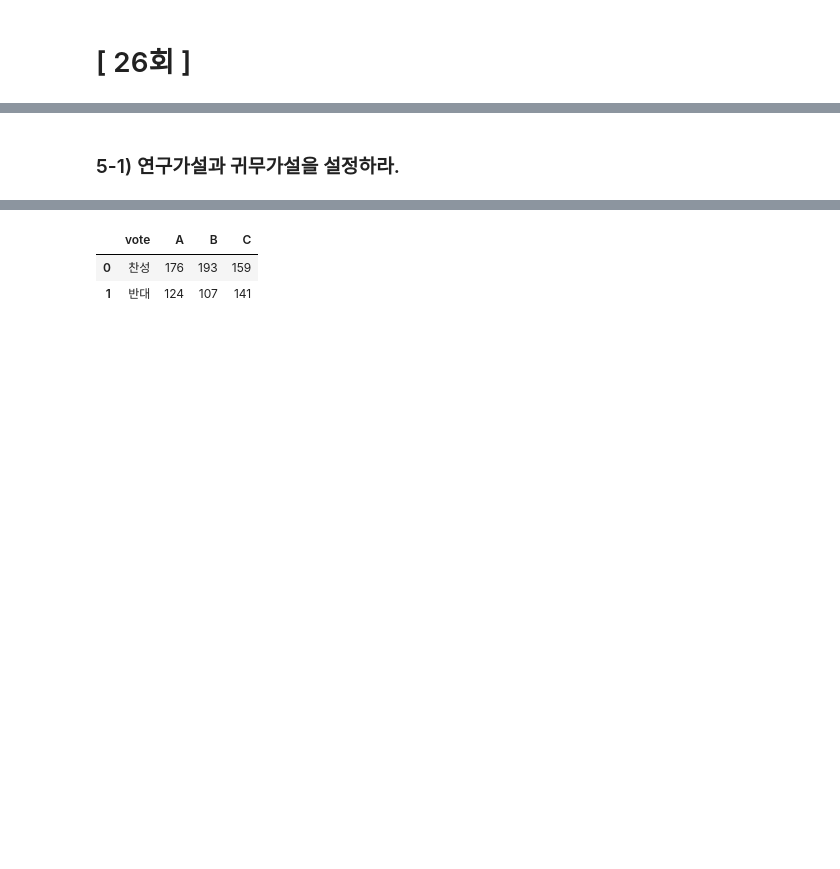
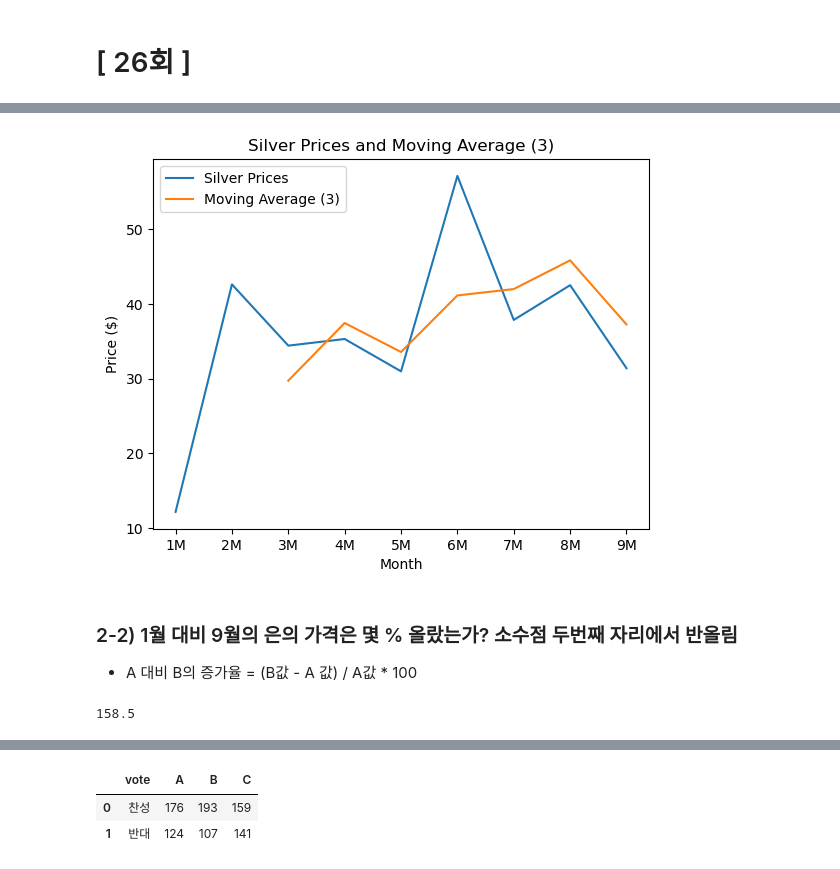
Before and after one commit to Minju-nimm/ADP, a Jupyter notebook: 기출/ADP_통계기출_28_25.ipynb, the cells around one changed output, grey strips where cells are left out. Saved outputs shown, nothing was run; the diff lists cells and outputs as text; code cells hidden in the pictures; blank space fills up the shorter version.

```diff
--- a/기출/ADP_통계기출_28_25.ipynb
+++ b/기출/ADP_통계기출_28_25.ipynb
@@ -26,0 +78,6 @@ warnings.filterwarnings("ignore")
+# %%
+import pandas as pd
+import numpy as np
+
+df = pd.read_csv("../Data/26_problem4.csv")
+df
@@ -26,0 +108,4 @@ warnings.filterwarnings("ignore")
+# %%
+MA_data = df.transpose()
+MA_data.columns = ["month_price"]
+MA_data
@@ -26,0 +123,7 @@ warnings.filterwarnings("ignore")
+# %%
+import matplotlib.pyplot as plt
+import pandas as pd
+
+# 은의 가격 데이터의 이동평균값 3 계산
+MA_data["MA3"] = MA_data["month_price"].rolling(window=3).mean()
+print(MA_data)
@@ -27,3 +141,34 @@ warnings.filterwarnings("ignore")
+# %%
+# 시계열 그래프 그리기
+fig, ax = plt.subplots()
+ax.plot(MA_data["month_price"], label='Silver Prices')
+ax.plot(MA_data["MA3"], label='Moving Average (3)')
+
+ax.set_xlabel('Month')
+ax.set_ylabel('Price ($)')
+ax.set_title('Silver Prices and Moving Average (3)')
+
+ax.legend()
+plt.show()
+# %% [output]
+[figure, added]
+# %% [markdown]
+### 2-2) 1월 대비 9월의 은의 가격은 몇 % 올랐는가? 소수점 두번째 자리에서 반올림
+- A 대비 B의 증가율 = (B값 - A 값) / A값 * 100
+# %%
+# 1월과 9월의 가격
+price_jan = MA_data["month_price"][0]
+price_sep = MA_data["month_price"][-1]
+
+
+# 증감률 계산
+# A 대비 B의 증가율 = (B값 - A 값) / A값 * 100
+change = (price_sep - price_jan) / price_jan * 100
+
+# 반올림하여 출력
+print(round(change, 1))
+# %% [output]
+158.5
 # %% [markdown]
 ## < 26회 3번 : 동질성 검정, 카이제곱 검정 >
 아래 그래프는 A,B,C 자치구별 W 의원에 대한 찬성, 반대 지지를 나타낸다. 자치구별 지지율이 같은지에 대해서 검정하라
@@ -31,5 +176,3 @@ warnings.filterwarnings("ignore")
 
 1. 연구가설과 귀무가설을 설정하라
 2. 검정통계량 구하고 결론을 내라
-# %% [markdown]
-### 5-1) 연구가설과 귀무가설을 설정하라.
```
Also changed, not shown: parts of 25 cells of this notebook.
